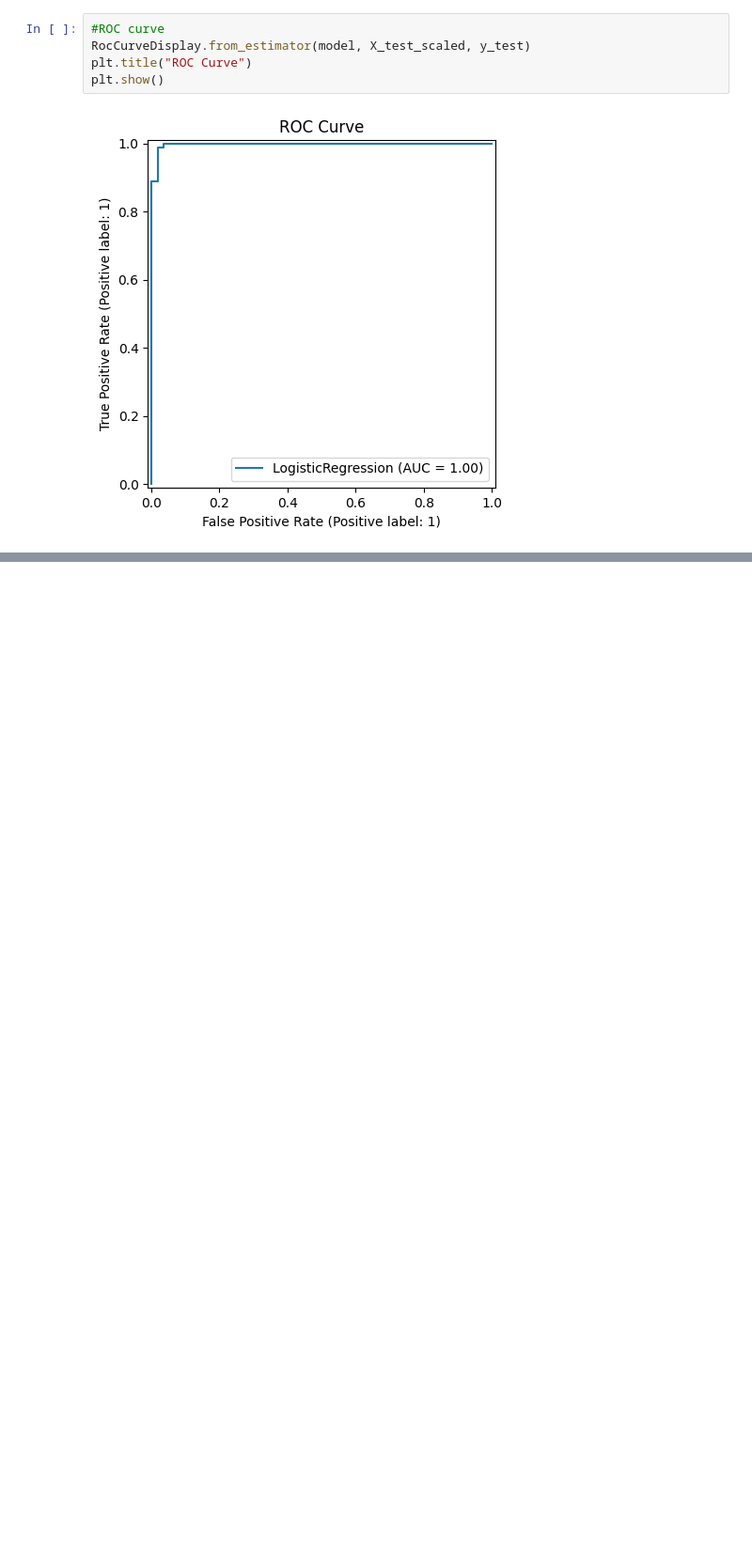
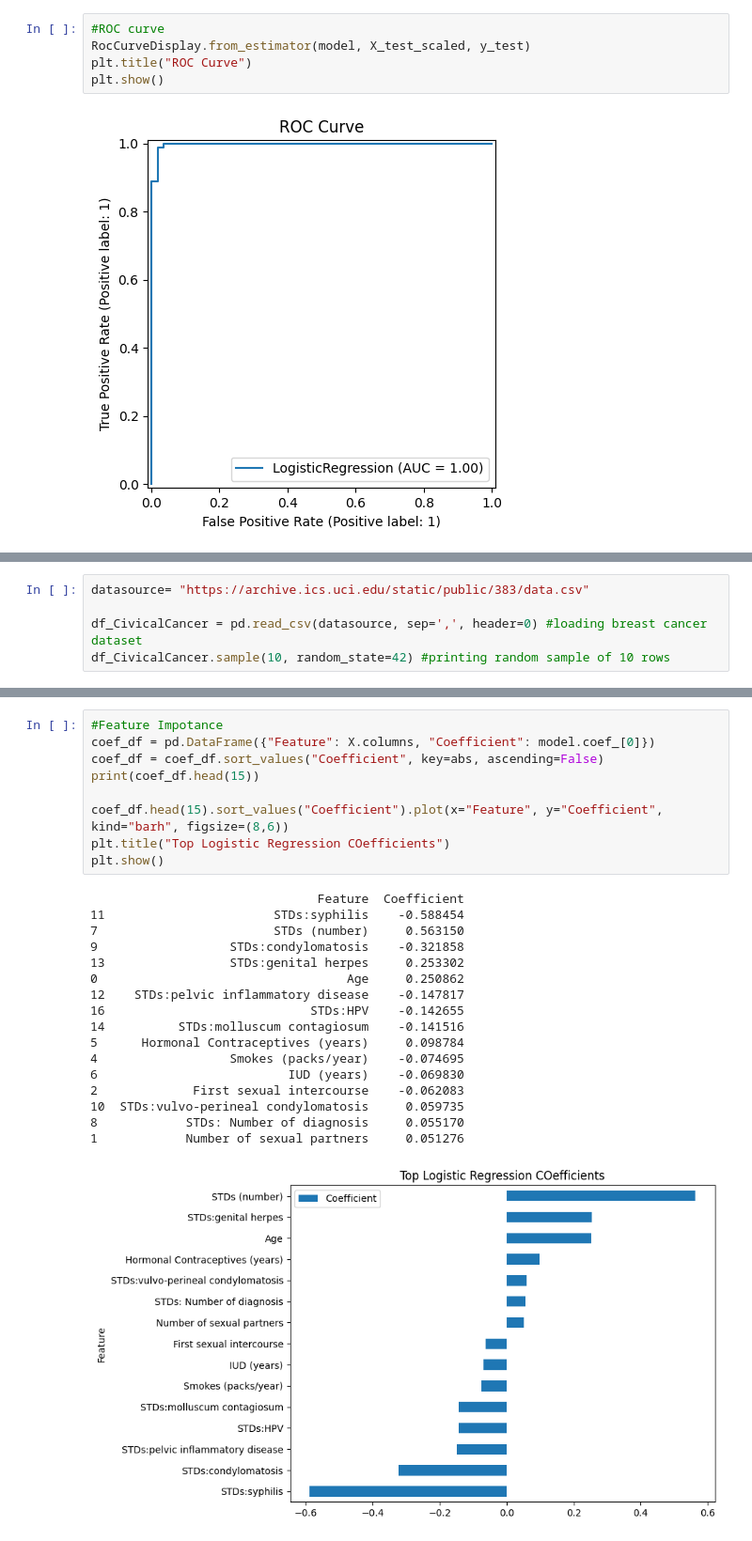
Before and after one commit to Jbaner/OMDSModC_Capstone_Project, a Jupyter notebook: OMDS_ModC_Week4_Banerjee_Jayeeta.ipynb, the cells around one changed output, grey strips where cells are left out. Shown at 94% size. Saved outputs shown, nothing was run; the diff lists cells and outputs as text; blank space fills up the shorter version.

```diff
--- a/OMDS_ModC_Week4_Banerjee_Jayeeta.ipynb
+++ b/OMDS_ModC_Week4_Banerjee_Jayeeta.ipynb
@@ -444,3 +365,8 @@ plt.show()
 [figure]
 [figure]
 [figure]
+# %%
+datasource= "https://archive.ics.uci.edu/static/public/383/data.csv"
+
+df_CivicalCancer = pd.read_csv(datasource, sep=',', header=0) #loading breast cancer dataset
+df_CivicalCancer.sample(10, random_state=42) #printing random sample of 10 rows
@@ -446,0 +494,27 @@ plt.show()
+# %%
+#Feature Impotance
+coef_df = pd.DataFrame({"Feature": X.columns, "Coefficient": model.coef_[0]})
+coef_df = coef_df.sort_values("Coefficient", key=abs, ascending=False)
+print(coef_df.head(15))
+
+coef_df.head(15).sort_values("Coefficient").plot(x="Feature", y="Coefficient", kind="barh", figsize=(8,6))
+plt.title("Top Logistic Regression COefficients")
+plt.show()
+# %% [output]
+                               Feature  Coefficient
+11                       STDs:syphilis    -0.588454
+7                        STDs (number)     0.563150
+9                  STDs:condylomatosis    -0.321858
+13                 STDs:genital herpes     0.253302
+0                                  Age     0.250862
+12    STDs:pelvic inflammatory disease    -0.147817
+16                            STDs:HPV    -0.142655
+14          STDs:molluscum contagiosum    -0.141516
+5      Hormonal Contraceptives (years)     0.098784
+4                  Smokes (packs/year)    -0.074695
+6                          IUD (years)    -0.069830
+2             First sexual intercourse    -0.062083
+10  STDs:vulvo-perineal condylomatosis     0.059735
+8            STDs: Number of diagnosis     0.055170
+1            Number of sexual partners     0.051276
+[figure, added]
```
Also changed, not shown: parts of 14 cells of this notebook.
